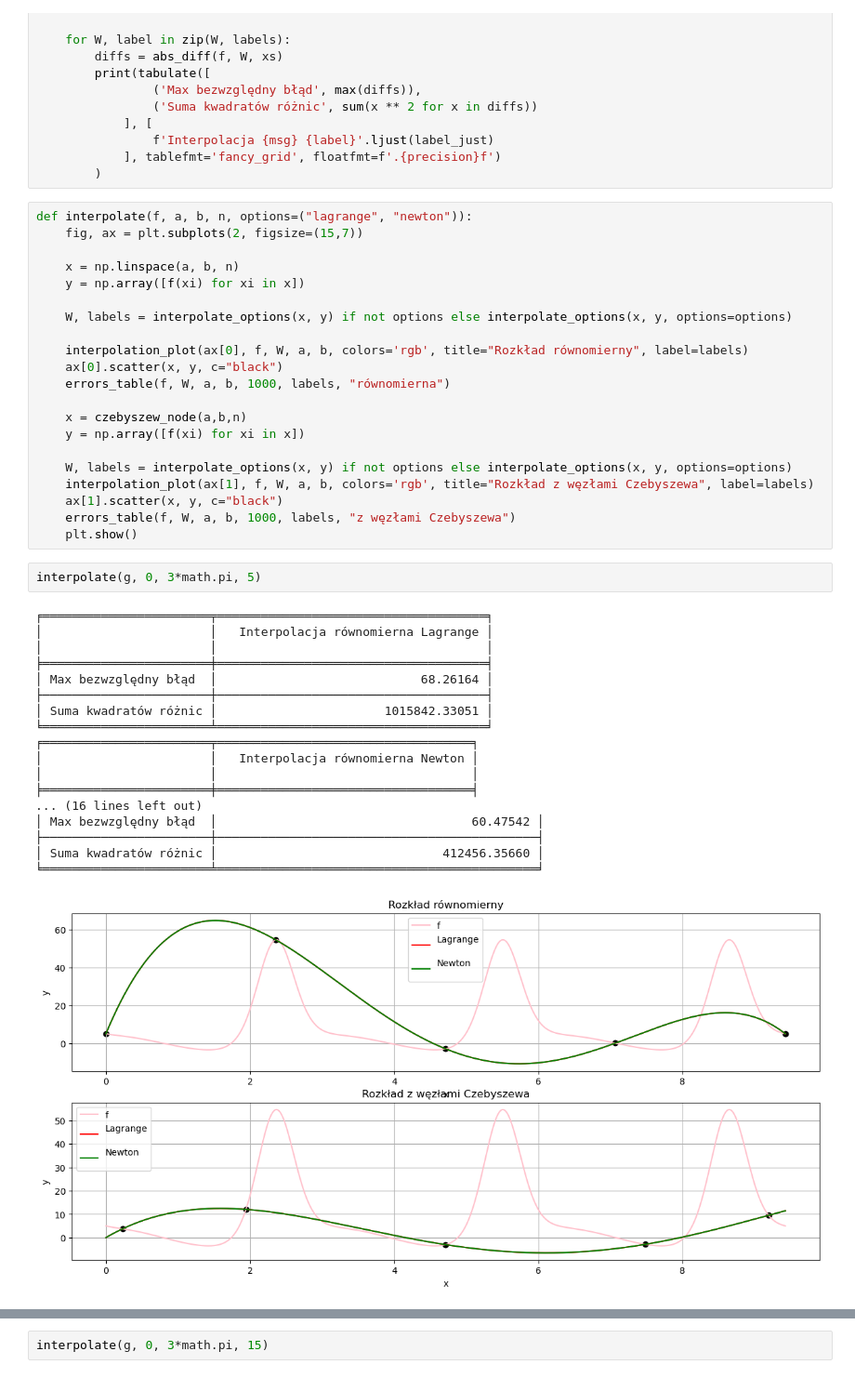
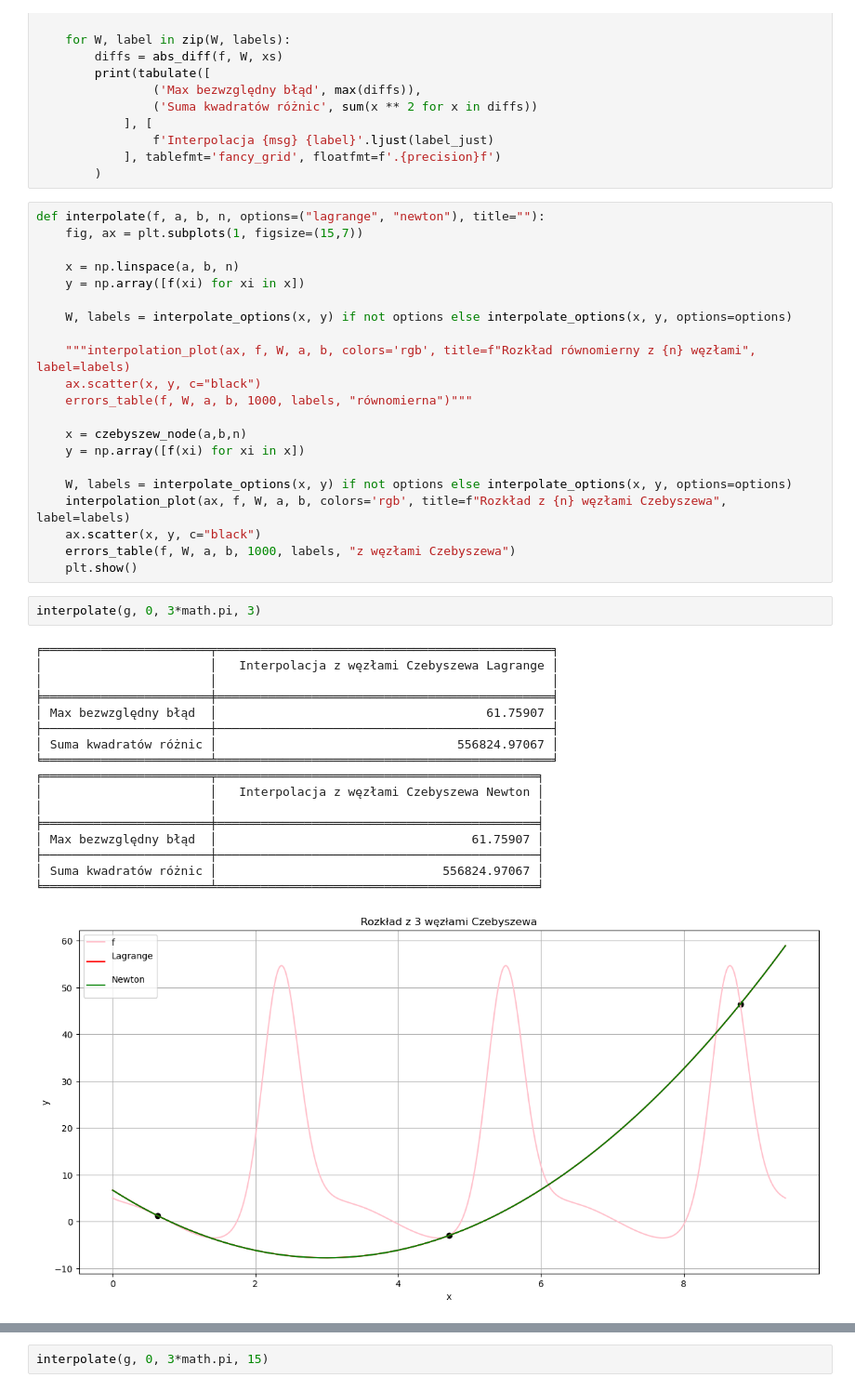
Before and after one commit to kawixKrul/Metody-Obliczeniowe, a Jupyter notebook: lab2/interpolacja.ipynb, the cells around one changed output, grey strips where cells are left out. Shown at 93% size. Cells and saved outputs as stored; diff of their text form.

```diff
--- a/lab2/interpolacja.ipynb
+++ b/lab2/interpolacja.ipynb
@@ -118,45 +118,44 @@ def errors_table(f, W, a, b, N, labels, msg):
             ], tablefmt='fancy_grid', floatfmt=f'.{precision}f')
         )
 # %%
-def interpolate(f, a, b, n, options=("lagrange", "newton")):
-    fig, ax = plt.subplots(2, figsize=(15,7))
+def interpolate(f, a, b, n, options=("lagrange", "newton"), title=""):
+    fig, ax = plt.subplots(1, figsize=(15,7))
 
     x = np.linspace(a, b, n)
     y = np.array([f(xi) for xi in x])
 
     W, labels = interpolate_options(x, y) if not options else interpolate_options(x, y, options=options)
 
-    interpolation_plot(ax[0], f, W, a, b, colors='rgb', title="Rozkład równomierny", label=labels)
-    ax[0].scatter(x, y, c="black")
-    errors_table(f, W, a, b, 1000, labels, "równomierna")
+    """interpolation_plot(ax, f, W, a, b, colors='rgb', title=f"Rozkład równomierny z {n} węzłami", label=labels)
+    ax.scatter(x, y, c="black")
+    errors_table(f, W, a, b, 1000, labels, "równomierna")"""
 
     x = czebyszew_node(a,b,n)
     y = np.array([f(xi) for xi in x])
 
     W, labels = interpolate_options(x, y) if not options else interpolate_options(x, y, options=options)
-    interpolation_plot(ax[1], f, W, a, b, colors='rgb', title="Rozkład z węzłami Czebyszewa", label=labels)
-    ax[1].scatter(x, y, c="black")
+    interpolation_plot(ax, f, W, a, b, colors='rgb', title=f"Rozkład z {n} węzłami Czebyszewa", label=labels)
+    ax.scatter(x, y, c="black")
     errors_table(f, W, a, b, 1000, labels, "z węzłami Czebyszewa")
     plt.show()
 # %%
-interpolate(g, 0, 3*math.pi, 5)
+interpolate(g, 0, 3*math.pi, 3)
 # %% [output]
-╒═══════════════════════╤═════════════════════════════════════╕
-│                       │   Interpolacja równomierna Lagrange │
-│                       │                                     │
-╞═══════════════════════╪═════════════════════════════════════╡
-│ Max bezwzględny błąd  │                            68.26164 │
-├───────────────────────┼─────────────────────────────────────┤
-│ Suma kwadratów różnic │                       1015842.33051 │
-╘═══════════════════════╧═════════════════════════════════════╛
-╒═══════════════════════╤═══════════════════════════════════╕
-│                       │   Interpolacja równomierna Newton │
-│                       │                                   │
-╞═══════════════════════╪═══════════════════════════════════╡
-... (16 lines left out)
-│ Max bezwzględny błąd  │                                   60.47542 │
+╒═══════════════════════╤══════════════════════════════════════════════╕
+│                       │   Interpolacja z węzłami Czebyszewa Lagrange │
+│                       │                                              │
+╞═══════════════════════╪══════════════════════════════════════════════╡
+│ Max bezwzględny błąd  │                                     61.75907 │
+├───────────────────────┼──────────────────────────────────────────────┤
+│ Suma kwadratów różnic │                                 556824.97067 │
+╘═══════════════════════╧══════════════════════════════════════════════╛
+╒═══════════════════════╤════════════════════════════════════════════╕
+│                       │   Interpolacja z węzłami Czebyszewa Newton │
+│                       │                                            │
+╞═══════════════════════╪════════════════════════════════════════════╡
+│ Max bezwzględny błąd  │                                   61.75907 │
 ├───────────────────────┼────────────────────────────────────────────┤
-│ Suma kwadratów różnic │                               412456.35660 │
+│ Suma kwadratów różnic │                               556824.97067 │
 ╘═══════════════════════╧════════════════════════════════════════════╛
-[figure, old version]
+[figure, new version]
 # %%
```
Also changed, not shown: parts of 6 cells of this notebook, 3 other files.
